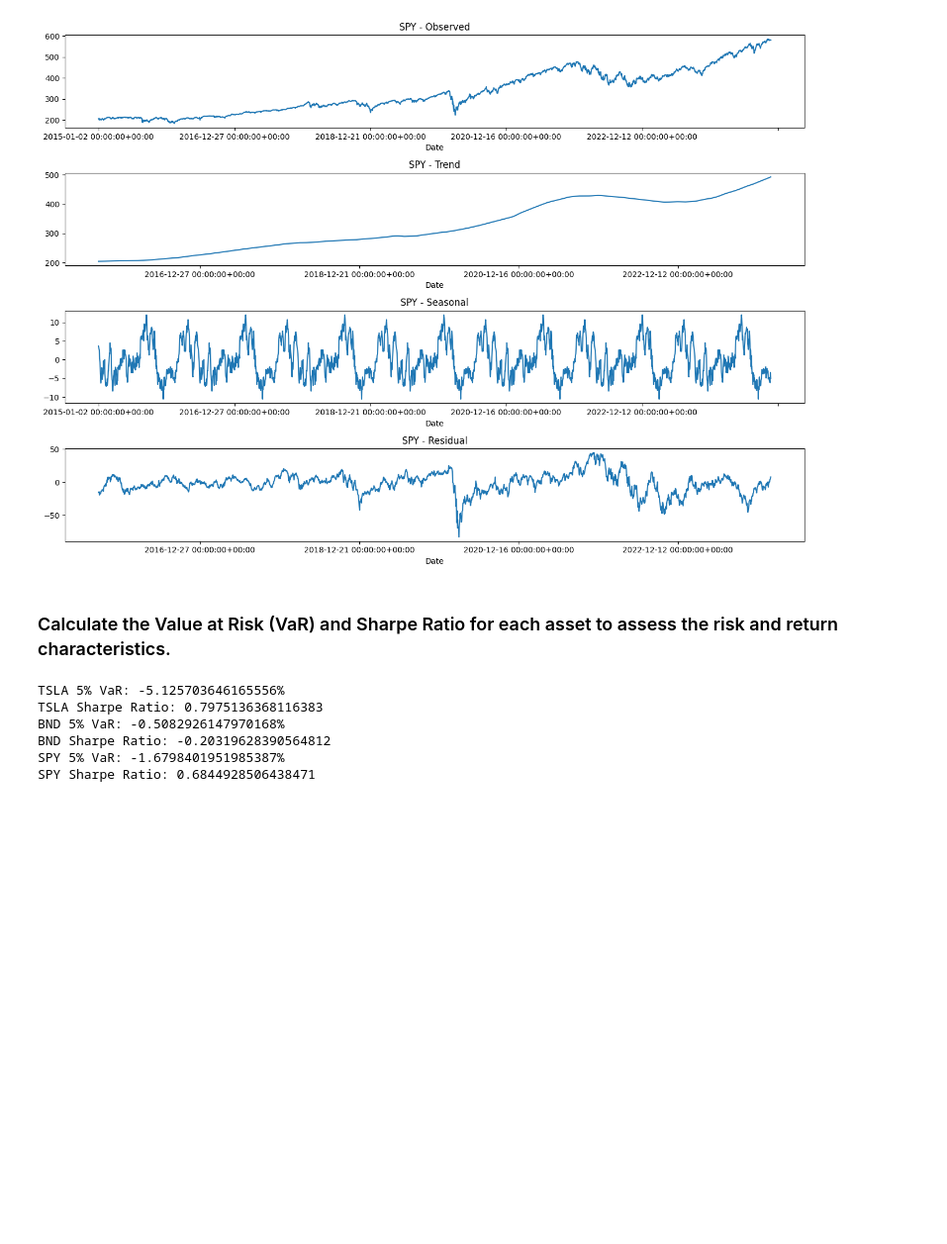
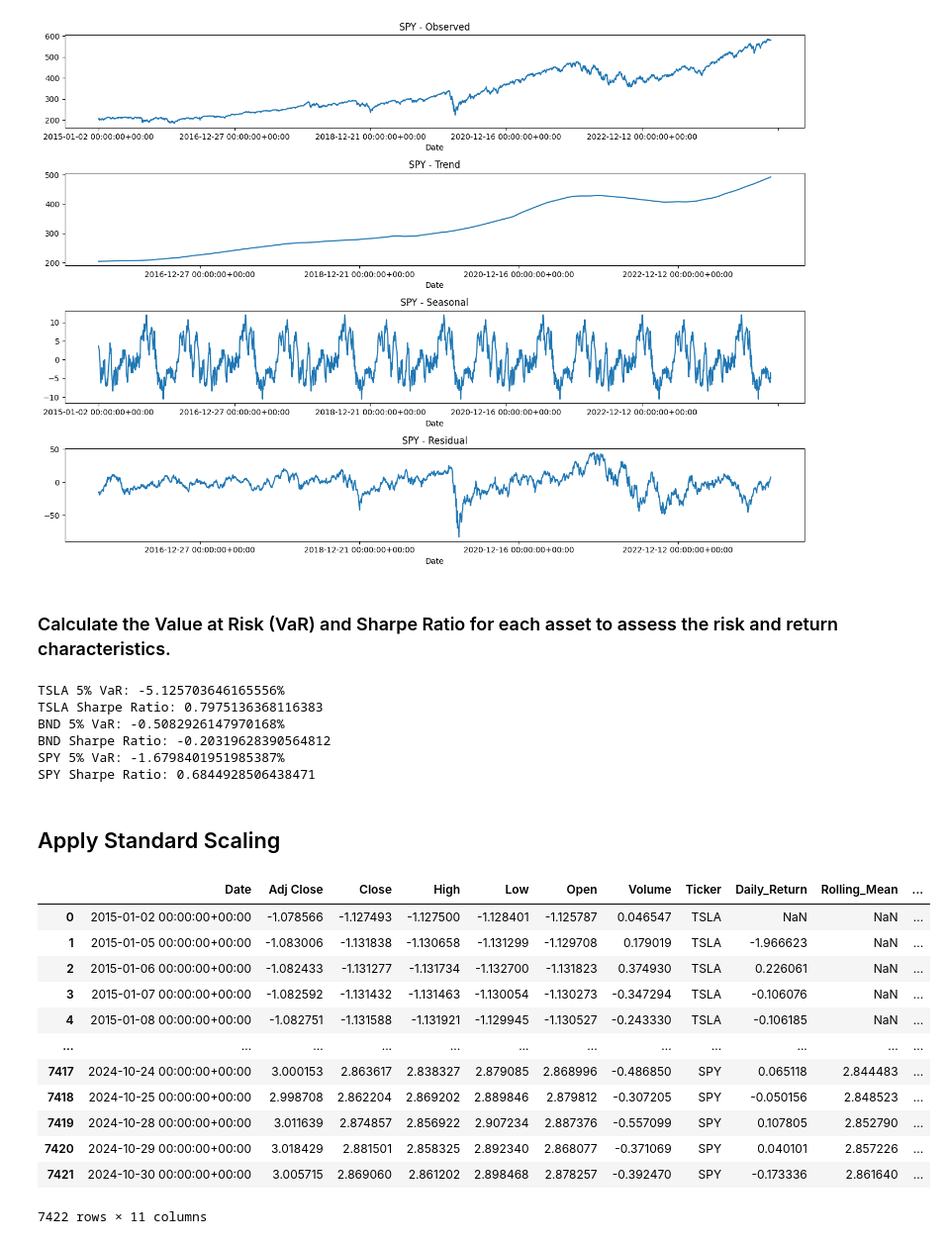
Before and after one commit to DegaregeN/GMF-Investments-TimeSeries-PortfolioOptimization, a Jupyter notebook: notebooks/01_data_exploration.ipynb, the cells around one changed output. Shown at 99% size. Saved outputs shown, nothing was run; the diff lists cells and outputs as text; code cells hidden in the pictures; blank space fills up the shorter version.

```diff
--- a/notebooks/01_data_exploration.ipynb
+++ b/notebooks/01_data_exploration.ipynb
@@ -221,3 +221,32 @@ BND 5% VaR: -0.5082926147970168%
 BND Sharpe Ratio: -0.20319628390564812
 SPY 5% VaR: -1.6798401951985387%
 SPY Sharpe Ratio: 0.6844928506438471
+# %% [markdown]
+## Apply Standard Scaling
+# %%
+from sklearn.preprocessing import StandardScaler
+
+# Select only the numerical columns
+numerical_cols = df.select_dtypes(include=['float64', 'int64']).columns
+
+# Initialize the scaler
+scaler = StandardScaler()
+
+# Fit and transform the numerical columns
+df[numerical_cols] = scaler.fit_transform(df[numerical_cols])
+# %%
+df
+# %% [output]
+|  | Date | Adj Close | Close | High | Low | Open | Volume | Ticker | Daily_Return | Rolling_Mean | ... |
+| 0 | 2015-01-02 00:00:00+00:00 | -1.078566 | -1.127493 | -1.127500 | -1.128401 | -1.125787 | 0.046547 | TSLA | NaN | NaN | ... |
+| 1 | 2015-01-05 00:00:00+00:00 | -1.083006 | -1.131838 | -1.130658 | -1.131299 | -1.129708 | 0.179019 | TSLA | -1.966623 | NaN | ... |
+| 2 | 2015-01-06 00:00:00+00:00 | -1.082433 | -1.131277 | -1.131734 | -1.132700 | -1.131823 | 0.374930 | TSLA | 0.226061 | NaN | ... |
+| 3 | 2015-01-07 00:00:00+00:00 | -1.082592 | -1.131432 | -1.131463 | -1.130054 | -1.130273 | -0.347294 | TSLA | -0.106076 | NaN | ... |
+| 4 | 2015-01-08 00:00:00+00:00 | -1.082751 | -1.131588 | -1.131921 | -1.129945 | -1.130527 | -0.243330 | TSLA | -0.106185 | NaN | ... |
+| ... | ... | ... | ... | ... | ... | ... | ... | ... | ... | ... | ... |
+| 7417 | 2024-10-24 00:00:00+00:00 | 3.000153 | 2.863617 | 2.838327 | 2.879085 | 2.868996 | -0.486850 | SPY | 0.065118 | 2.844483 | ... |
+| 7418 | 2024-10-25 00:00:00+00:00 | 2.998708 | 2.862204 | 2.869202 | 2.889846 | 2.879812 | -0.307205 | SPY | -0.050156 | 2.848523 | ... |
+| 7419 | 2024-10-28 00:00:00+00:00 | 3.011639 | 2.874857 | 2.856922 | 2.907234 | 2.887376 | -0.557099 | SPY | 0.107805 | 2.852790 | ... |
+| 7420 | 2024-10-29 00:00:00+00:00 | 3.018429 | 2.881501 | 2.858325 | 2.892340 | 2.868077 | -0.371069 | SPY | 0.040101 | 2.857226 | ... |
+| 7421 | 2024-10-30 00:00:00+00:00 | 3.005715 | 2.869060 | 2.861202 | 2.898468 | 2.878257 | -0.392470 | SPY | -0.173336 | 2.861640 | ... |
+7422 rows × 11 columns
```
Also changed, not shown: parts of 3 cells of this notebook, 1 other file.
